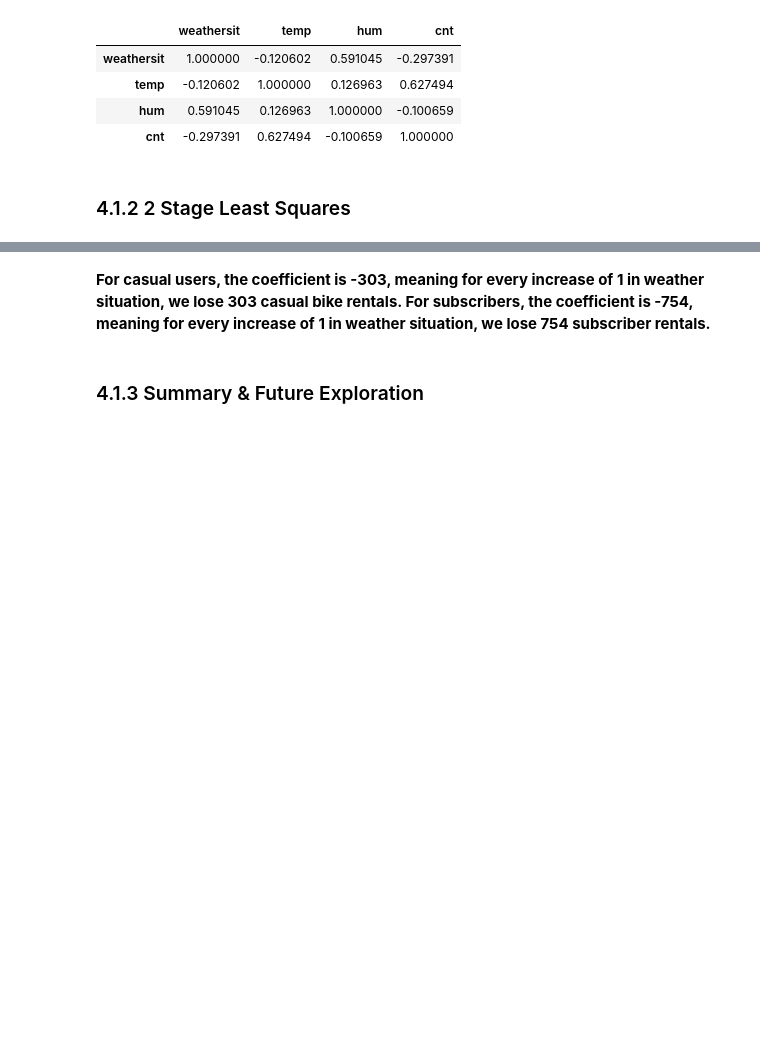
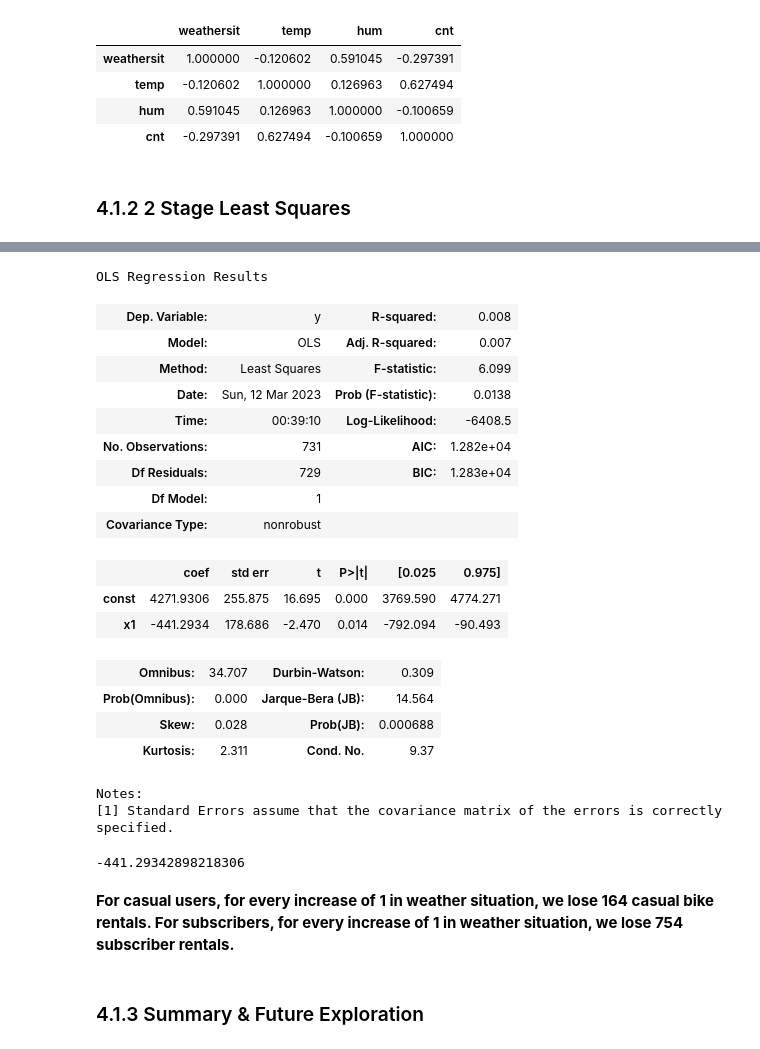
Before and after one commit to karayrj/bike_sharing_experimentation, a Jupyter notebook: bikeshare_causal.ipynb, the cells around one changed output, grey strips where cells are left out. Saved outputs shown, nothing was run; the diff lists cells and outputs as text; code cells hidden in the pictures; blank space fills up the shorter version.

```diff
--- a/bikeshare_causal.ipynb
+++ b/bikeshare_causal.ipynb
@@ -895,5 +938,37 @@ alpha_2SLS
+# %%
+predictions = compute_OLS_predictions(day, stage1_features, stage1_OLS_results)
+day['Predicted weathersit'] = predictions
+
+
+stage2_OLS = fit_OLS_model(day, 'registered', 'Predicted weathersit'  ,intercept=True)
+stage2_OLS_results = stage2_OLS.params
+stage2_OLS.summary()
+# %% [output]
+OLS Regression Results
+| Dep. Variable: | y | R-squared: | 0.008 |
+| Model: | OLS | Adj. R-squared: | 0.007 |
+| Method: | Least Squares | F-statistic: | 6.099 |
+| Date: | Sun, 12 Mar 2023 | Prob (F-statistic): | 0.0138 |
+| Time: | 00:39:10 | Log-Likelihood: | -6408.5 |
+| No. Observations: | 731 | AIC: | 1.282e+04 |
+| Df Residuals: | 729 | BIC: | 1.283e+04 |
+| Df Model: | 1 |  |  |
+| Covariance Type: | nonrobust |  |  |
+|  | coef | std err | t | P>|t| | [0.025 | 0.975] |
+| const | 4271.9306 | 255.875 | 16.695 | 0.000 | 3769.590 | 4774.271 |
+| x1 | -441.2934 | 178.686 | -2.470 | 0.014 | -792.094 | -90.493 |
+| Omnibus: | 34.707 | Durbin-Watson: | 0.309 |
+| Prob(Omnibus): | 0.000 | Jarque-Bera (JB): | 14.564 |
+| Skew: | 0.028 | Prob(JB): | 0.000688 |
+| Kurtosis: | 2.311 | Cond. No. | 9.37 |
+Notes:
+[1] Standard Errors assume that the covariance matrix of the errors is correctly specified.
+# %%
+stage2_OLS_results[1]
+# %% [output]
+-441.29342898218306
 # %% [markdown]
-**For casual users, the coefficient is -303, meaning for every increase of 1 in weather situation, we lose 303 casual bike rentals. For subscribers, the coefficient is -754, meaning for every increase of 1 in weather situation, we lose 754 subscriber rentals.**
+**For casual users, for every increase of 1 in weather situation, we lose 164 casual bike rentals. For subscribers, for every increase of 1 in weather situation, we lose 754 subscriber rentals.**
 # %% [markdown]
 ### 4.1.3 Summary & Future Exploration
 # %% [markdown]
```
Also changed, not shown: parts of 16 cells of this notebook.
